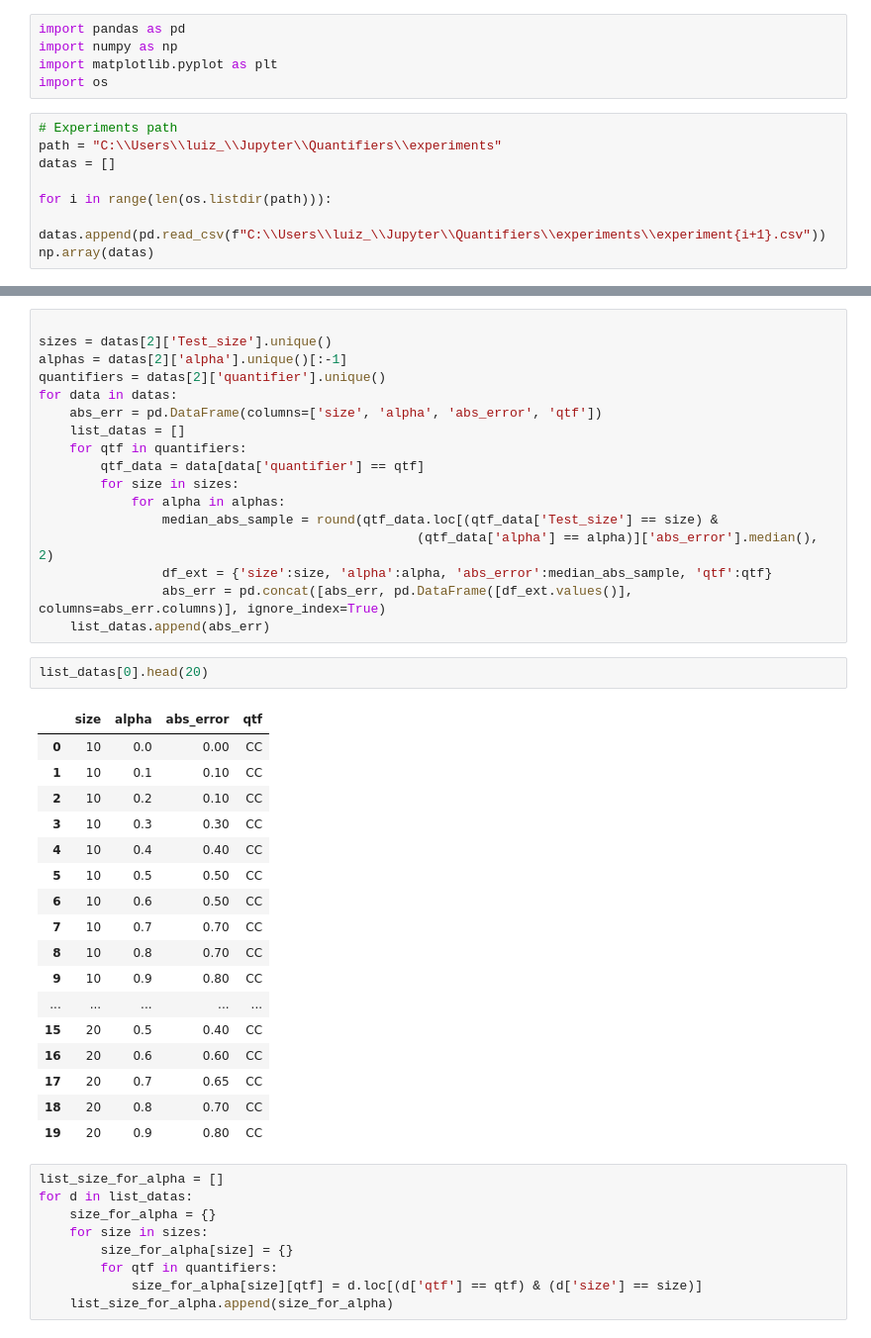
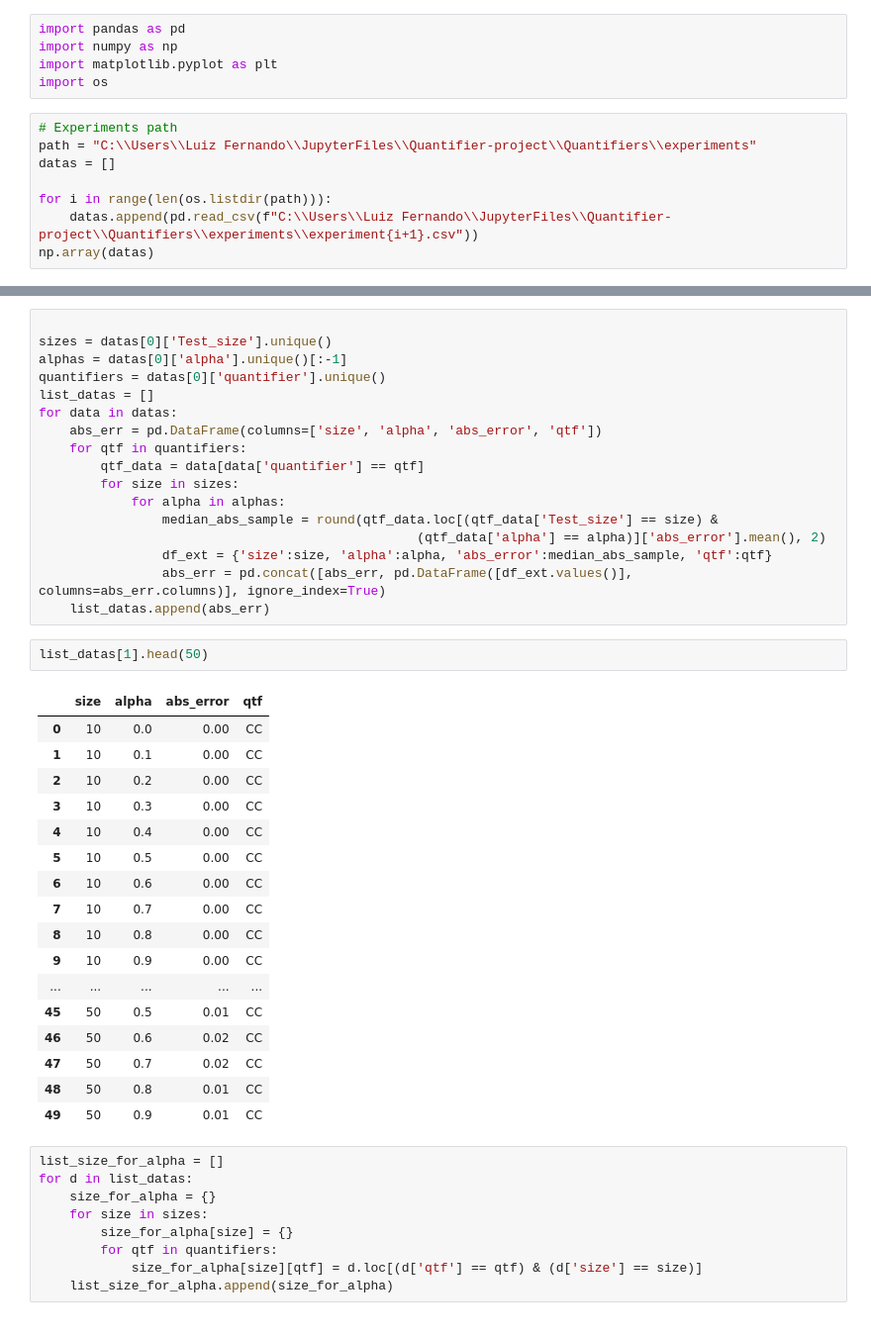
Before and after one commit to luizfernandolj/Quantifiers, a Jupyter notebook: Analysis.ipynb, the cells around one changed output, grey strips where cells are left out. Shown: that part at 99% size. Drawn from its saved outputs; the diff is of its cells as text.

```diff
--- a/Analysis.ipynb
+++ b/Analysis.ipynb
@@ -5,11 +5,11 @@ import matplotlib.pyplot as plt
 import os
 # %%
 # Experiments path
-path = "C:\\Users\\luiz_\\Jupyter\\Quantifiers\\experiments"
+path = "C:\\Users\\Luiz Fernando\\JupyterFiles\\Quantifier-project\\Quantifiers\\experiments"
 datas = []
 
 for i in range(len(os.listdir(path))):
-    datas.append(pd.read_csv(f"C:\\Users\\luiz_\\Jupyter\\Quantifiers\\experiments\\experiment{i+1}.csv"))
+    datas.append(pd.read_csv(f"C:\\Users\\Luiz Fernando\\JupyterFiles\\Quantifier-project\\Quantifiers\\experiments\\experiment{i+1}.csv"))
 np.array(datas)
 # %% [output]
 array([[[1, 10, 0.0, ..., 0.0, 0.0, 'CC'],
@@ -80,40 +52,40 @@ datas[2]
 # %%
 
-sizes = datas[2]['Test_size'].unique()
-alphas = datas[2]['alpha'].unique()[:-1]
-quantifiers = datas[2]['quantifier'].unique()
+sizes = datas[0]['Test_size'].unique()
+alphas = datas[0]['alpha'].unique()[:-1]
+quantifiers = datas[0]['quantifier'].unique()
+list_datas = []
 for data in datas:
     abs_err = pd.DataFrame(columns=['size', 'alpha', 'abs_error', 'qtf'])
-    list_datas = []
     for qtf in quantifiers:
         qtf_data = data[data['quantifier'] == qtf]
         for size in sizes:
             for alpha in alphas:
                 median_abs_sample = round(qtf_data.loc[(qtf_data['Test_size'] == size) &
-                                                 (qtf_data['alpha'] == alpha)]['abs_error'].median(), 2)
+                                                 (qtf_data['alpha'] == alpha)]['abs_error'].mean(), 2)
                 df_ext = {'size':size, 'alpha':alpha, 'abs_error':median_abs_sample, 'qtf':qtf}
                 abs_err = pd.concat([abs_err, pd.DataFrame([df_ext.values()], columns=abs_err.columns)], ignore_index=True)
     list_datas.append(abs_err)
 # %%
-list_datas[0].head(20)
+list_datas[1].head(50)
 # %% [output]
 |  | size | alpha | abs_error | qtf |
 | 0 | 10 | 0.0 | 0.00 | CC |
-| 1 | 10 | 0.1 | 0.10 | CC |
-| 2 | 10 | 0.2 | 0.10 | CC |
-| 3 | 10 | 0.3 | 0.30 | CC |
-| 4 | 10 | 0.4 | 0.40 | CC |
-| 5 | 10 | 0.5 | 0.50 | CC |
-| 6 | 10 | 0.6 | 0.50 | CC |
-| 7 | 10 | 0.7 | 0.70 | CC |
-| 8 | 10 | 0.8 | 0.70 | CC |
-| 9 | 10 | 0.9 | 0.80 | CC |
+| 1 | 10 | 0.1 | 0.00 | CC |
+| 2 | 10 | 0.2 | 0.00 | CC |
+| 3 | 10 | 0.3 | 0.00 | CC |
+| 4 | 10 | 0.4 | 0.00 | CC |
+| 5 | 10 | 0.5 | 0.00 | CC |
+| 6 | 10 | 0.6 | 0.00 | CC |
+| 7 | 10 | 0.7 | 0.00 | CC |
+| 8 | 10 | 0.8 | 0.00 | CC |
+| 9 | 10 | 0.9 | 0.00 | CC |
 | ... | ... | ... | ... | ... |
-| 15 | 20 | 0.5 | 0.40 | CC |
-| 16 | 20 | 0.6 | 0.60 | CC |
-| 17 | 20 | 0.7 | 0.65 | CC |
-| 18 | 20 | 0.8 | 0.70 | CC |
-| 19 | 20 | 0.9 | 0.80 | CC |
+| 45 | 50 | 0.5 | 0.01 | CC |
+| 46 | 50 | 0.6 | 0.02 | CC |
+| 47 | 50 | 0.7 | 0.02 | CC |
+| 48 | 50 | 0.8 | 0.01 | CC |
+| 49 | 50 | 0.9 | 0.01 | CC |
 # %%
 list_size_for_alpha = []
 for d in list_datas:
```
Also changed, not shown: parts of 14 cells of this notebook, 4 other files.
